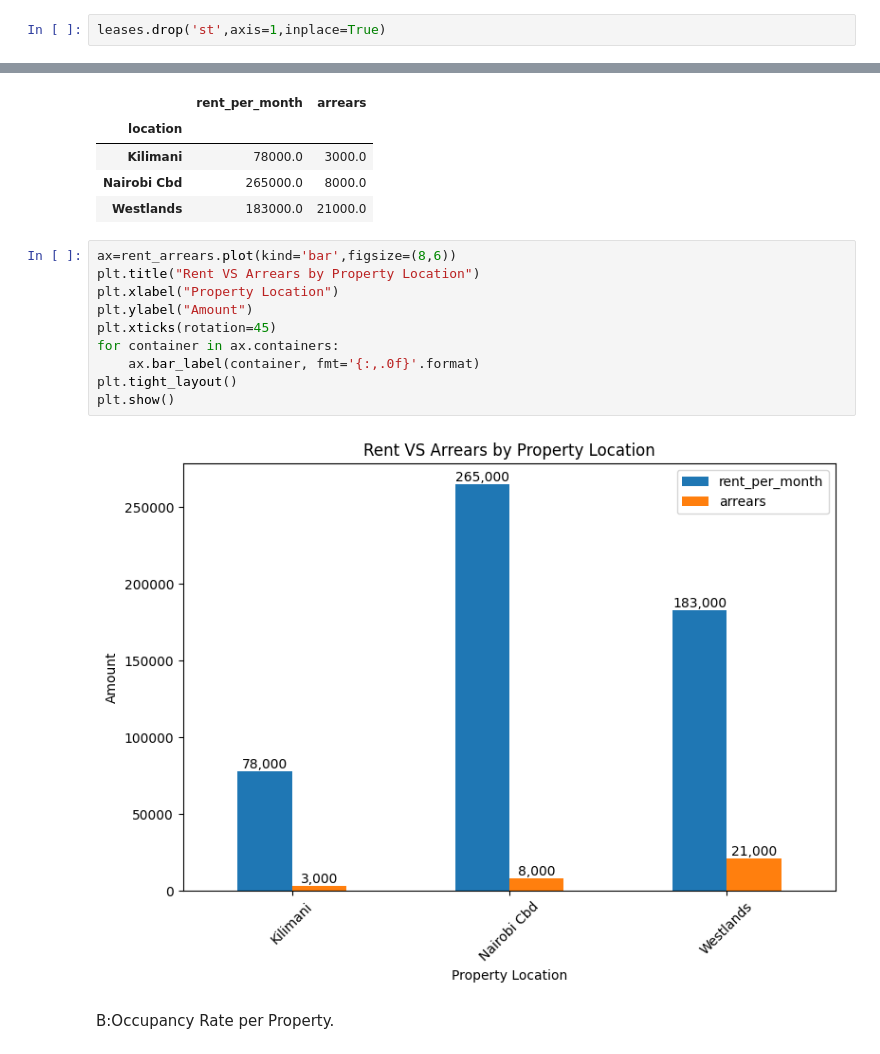
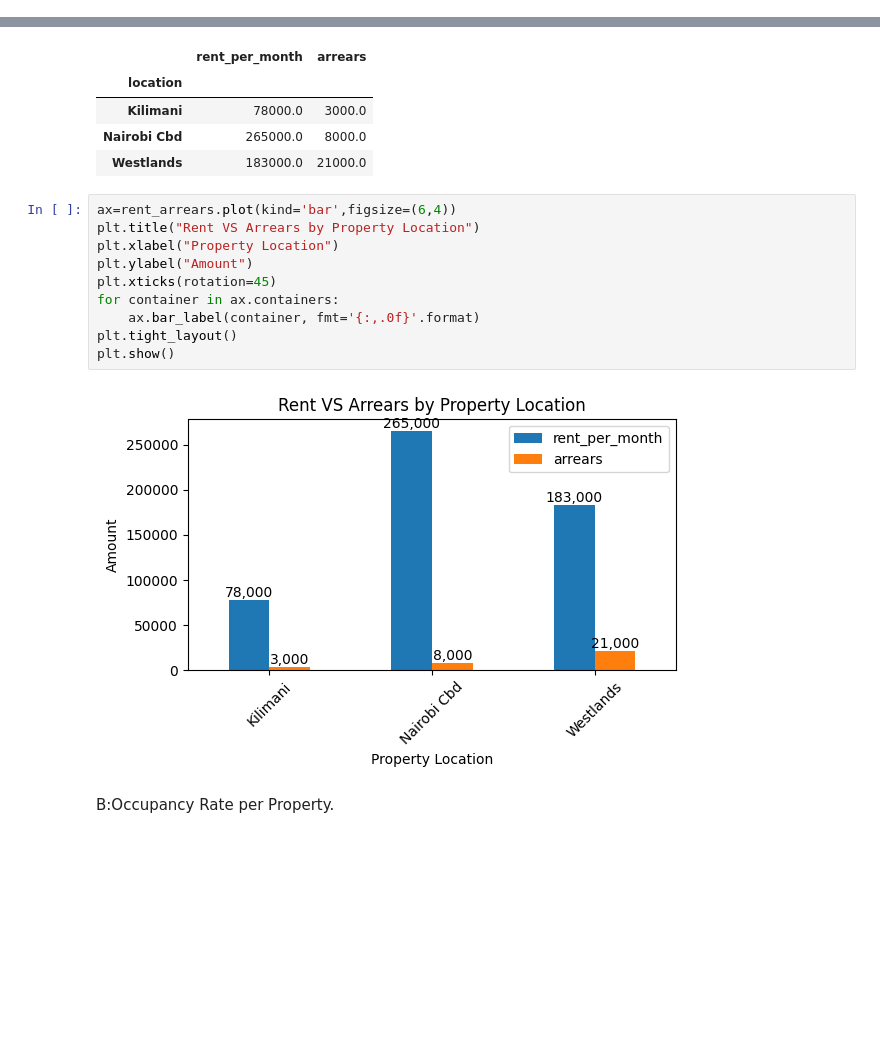
Before and after one commit to AlphaTheDog/NWRealite, a Jupyter notebook: NWRealite.ipynb, the cells around one changed output, grey strips where cells are left out. Saved outputs shown, nothing was run; the diff lists cells and outputs as text; blank space fills up the shorter version.

```diff
--- a/NWRealite.ipynb
+++ b/NWRealite.ipynb
@@ -128,7 +145,5 @@ locations
 # %%
 leases.to_csv("Data in CSV/CleanedLeases.csv")
-# %%
-leases.drop('st',axis=1,inplace=True)
 # %% [markdown]
 PERFOMING JOINS WITH RELATED TABLES TO ALLOW WHOLESOME ANALYSIS
 # %% [markdown]
@@ -218,17 +233,17 @@ rent_arrears
 | Nairobi Cbd | 265000.0 | 8000.0 |
 | Westlands | 183000.0 | 21000.0 |
 # %%
-ax=rent_arrears.plot(kind='bar',figsize=(8,6))
+ax=rent_arrears.plot(kind='bar',figsize=(6,4))
 plt.title("Rent VS Arrears by Property Location")
 plt.xlabel("Property Location")
 plt.ylabel("Amount")
 plt.xticks(rotation=45)
 for container in ax.containers:
     ax.bar_label(container, fmt='{:,.0f}'.format)
 plt.tight_layout()
 plt.show()
 # %% [output]
-[figure, old version]
+[figure, new version]
 # %% [markdown]
 B:Occupancy Rate per Property.
 # %% [markdown]
```
Also changed, not shown: parts of 10 cells of this notebook, 2 other files.
